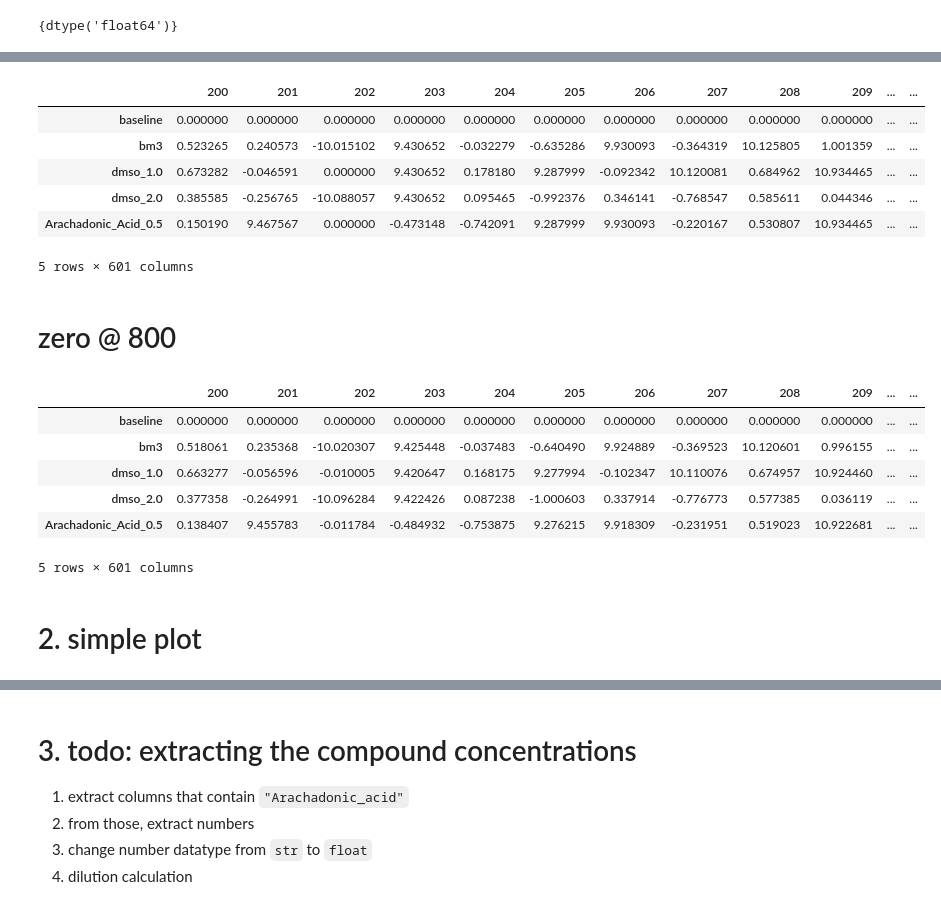
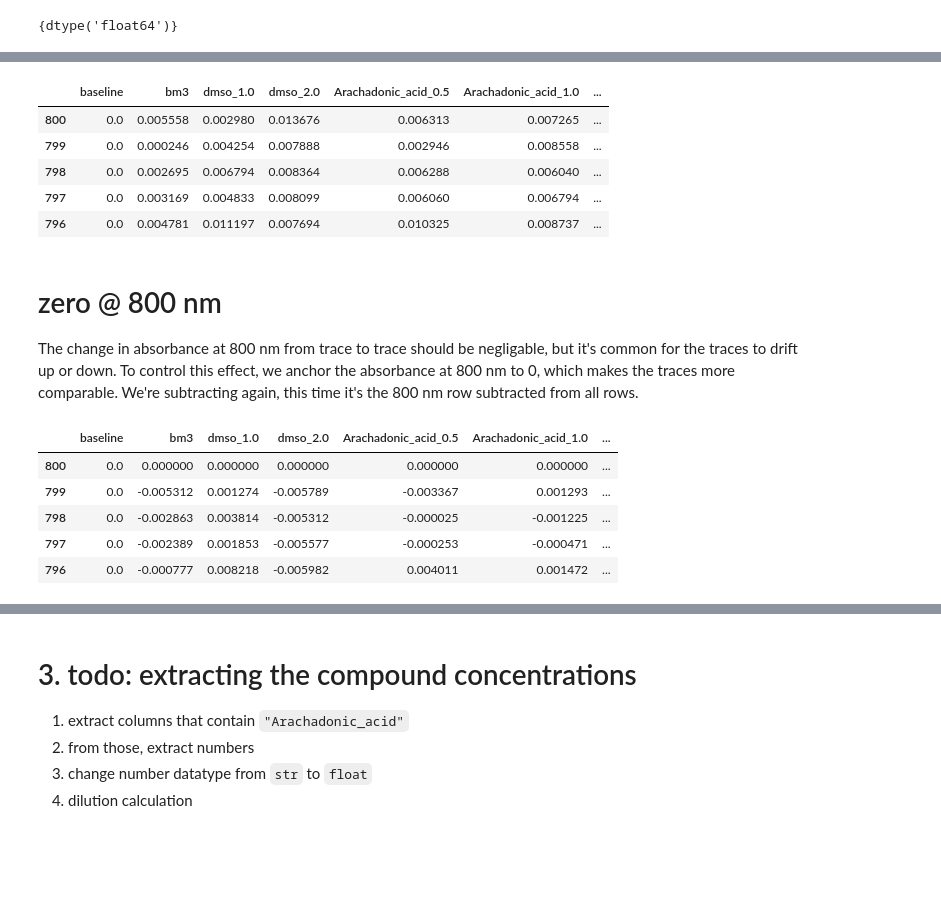
Before and after one commit to UoMMIB/Python-Club, a Jupyter notebook: Tutorials/uv-vis-data.ipynb, the cells around one changed output, grey strips where cells are left out. Cells and saved outputs as stored; diff of their text form; code cells hidden in the pictures; blank space fills up the shorter version.

```diff
--- a/Tutorials/uv-vis-data.ipynb
+++ b/Tutorials/uv-vis-data.ipynb
@@ -299,26 +321,23 @@ df.head()
 # %%
-df = df.subtract(df.loc['baseline',:], axis=1)
+df = df.subtract(df.loc[:,'baseline'], axis=0)
 df.head()
 # %% [output]
-|  | 200 | 201 | 202 | 203 | 204 | 205 | 206 | 207 | 208 | 209 | ... | ... |
-| baseline | 0.000000 | 0.000000 | 0.000000 | 0.000000 | 0.000000 | 0.000000 | 0.000000 | 0.000000 | 0.000000 | 0.000000 | ... | ... |
-| bm3 | 0.523265 | 0.240573 | -10.015102 | 9.430652 | -0.032279 | -0.635286 | 9.930093 | -0.364319 | 10.125805 | 1.001359 | ... | ... |
-| dmso_1.0 | 0.673282 | -0.046591 | 0.000000 | 9.430652 | 0.178180 | 9.287999 | -0.092342 | 10.120081 | 0.684962 | 10.934465 | ... | ... |
-| dmso_2.0 | 0.385585 | -0.256765 | -10.088057 | 9.430652 | 0.095465 | -0.992376 | 0.346141 | -0.768547 | 0.585611 | 0.044346 | ... | ... |
-| Arachadonic_Acid_0.5 | 0.150190 | 9.467567 | 0.000000 | -0.473148 | -0.742091 | 9.287999 | 9.930093 | -0.220167 | 0.530807 | 10.934465 | ... | ... |
+|  | baseline | bm3 | dmso_1.0 | dmso_2.0 | Arachadonic_acid_0.5 | Arachadonic_acid_1.0 | ... |
+| 800 | 0.0 | 0.005558 | 0.002980 | 0.013676 | 0.006313 | 0.007265 | ... |
+| 799 | 0.0 | 0.000246 | 0.004254 | 0.007888 | 0.002946 | 0.008558 | ... |
+| 798 | 0.0 | 0.002695 | 0.006794 | 0.008364 | 0.006288 | 0.006040 | ... |
+| 797 | 0.0 | 0.003169 | 0.004833 | 0.008099 | 0.006060 | 0.006794 | ... |
+| 796 | 0.0 | 0.004781 | 0.011197 | 0.007694 | 0.010325 | 0.008737 | ... |
-5 rows × 601 columns
-# %% [markdown]
-# zero @ 800
+# %% [markdown]
+# zero @ 800 nm
+The change in absorbance at 800 nm from trace to trace should be negligable, but it's common for the traces to drift up or down. To control this effect, we anchor the absorbance at 800 nm to 0, which makes the traces more comparable. We're subtracting again, this time it's the 800 nm row subtracted from all rows.
 # %%
-df = df.subtract(df[800], axis=0)
+df = df.subtract(df.loc[800,:], axis=1)
 df.head()
 # %% [output]
-|  | 200 | 201 | 202 | 203 | 204 | 205 | 206 | 207 | 208 | 209 | ... | ... |
-| baseline | 0.000000 | 0.000000 | 0.000000 | 0.000000 | 0.000000 | 0.000000 | 0.000000 | 0.000000 | 0.000000 | 0.000000 | ... | ... |
-| bm3 | 0.518061 | 0.235368 | -10.020307 | 9.425448 | -0.037483 | -0.640490 | 9.924889 | -0.369523 | 10.120601 | 0.996155 | ... | ... |
-| dmso_1.0 | 0.663277 | -0.056596 | -0.010005 | 9.420647 | 0.168175 | 9.277994 | -0.102347 | 10.110076 | 0.674957 | 10.924460 | ... | ... |
-| dmso_2.0 | 0.377358 | -0.264991 | -10.096284 | 9.422426 | 0.087238 | -1.000603 | 0.337914 | -0.776773 | 0.577385 | 0.036119 | ... | ... |
-| Arachadonic_Acid_0.5 | 0.138407 | 9.455783 | -0.011784 | -0.484932 | -0.753875 | 9.276215 | 9.918309 | -0.231951 | 0.519023 | 10.922681 | ... | ... |
+|  | baseline | bm3 | dmso_1.0 | dmso_2.0 | Arachadonic_acid_0.5 | Arachadonic_acid_1.0 | ... |
+| 800 | 0.0 | 0.000000 | 0.000000 | 0.000000 | 0.000000 | 0.000000 | ... |
+| 799 | 0.0 | -0.005312 | 0.001274 | -0.005789 | -0.003367 | 0.001293 | ... |
+| 798 | 0.0 | -0.002863 | 0.003814 | -0.005312 | -0.000025 | -0.001225 | ... |
+| 797 | 0.0 | -0.002389 | 0.001853 | -0.005577 | -0.000253 | -0.000471 | ... |
+| 796 | 0.0 | -0.000777 | 0.008218 | -0.005982 | 0.004011 | 0.001472 | ... |
-5 rows × 601 columns
-# %% [markdown]
-# 2. simple plot
```
Also changed, not shown: parts of 13 cells of this notebook, 2 other files.
